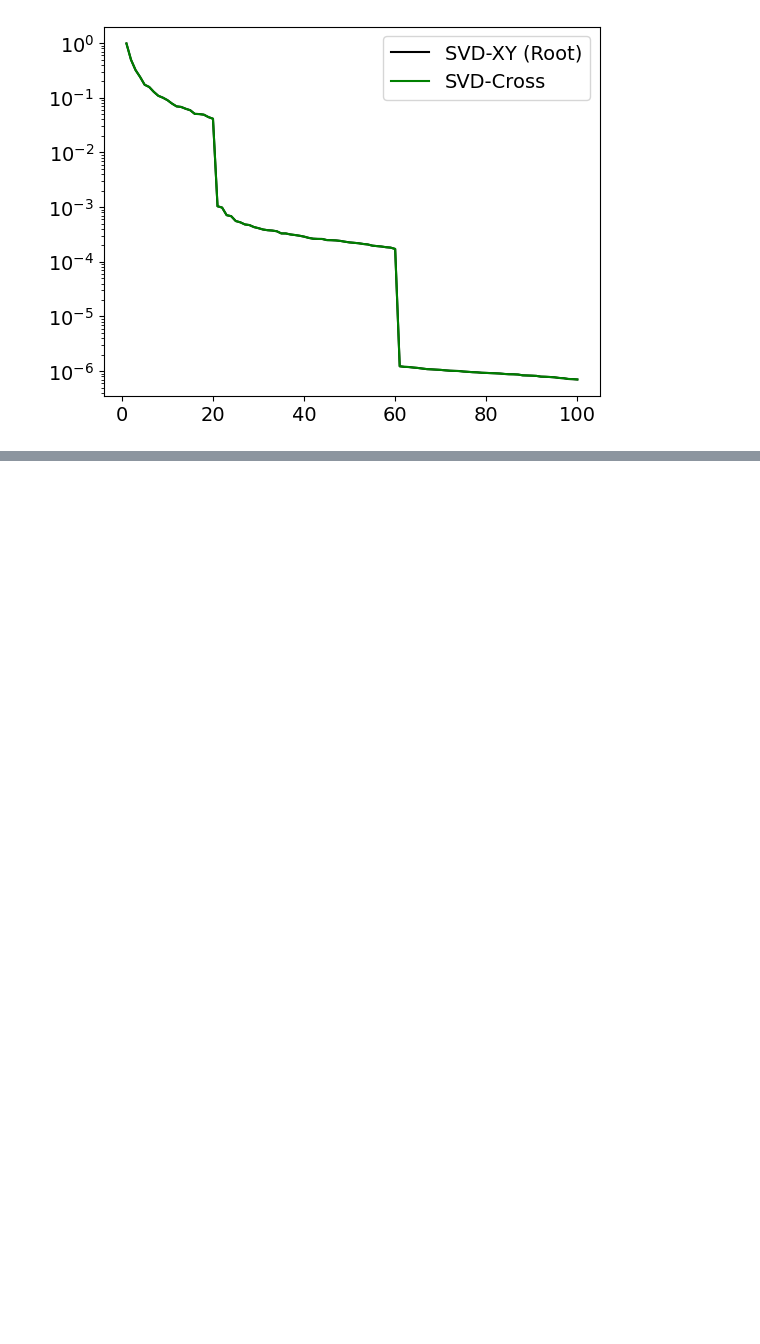
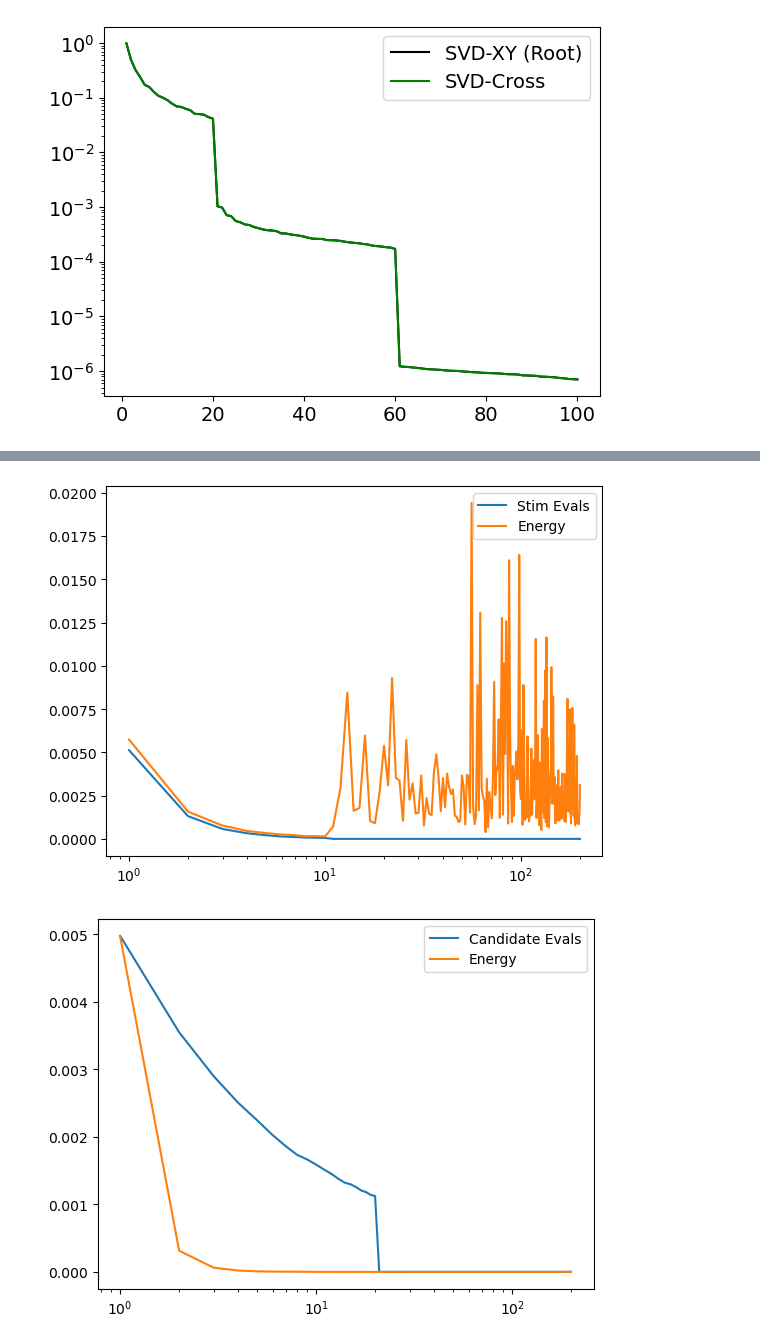
Before and after one commit to landoskape/vrAnalysis, a Jupyter notebook: dimensionality_manuscript/explore_dimensionality.ipynb, the cells around one changed output, grey strips where cells are left out. Drawn from its saved outputs; the diff is of its cells as text; code cells hidden in the pictures; blank space fills up the shorter version.

Commit message:
shared variance exploration atlas!

```diff
--- a/dimensionality_manuscript/explore_dimensionality.ipynb
+++ b/dimensionality_manuscript/explore_dimensionality.ipynb
@@ -519,0 +574,19 @@ plt.show()
+# %%
+atlas_results = {name: analyze_atlas_case(name, seed=0, num_samples=2000, sample_seed=1) for name in atlas_cases}
+
+print("Population/empirical SVR plus CKA; stim_full also reports energy-scale SER")
+print("-" * 122)
+for name, result in atlas_results.items():
+    if result.kind == "stim_full":
+        trace_fraction = result.metadata["trace_stim"] / result.metadata["trace_full"]
+        cvser = np.nan if result.empirical_cvser is None else result.empirical_cvser
+        extra = f"stim/full trace={trace_fraction:5.3f}  " f"popSER={result.metadata['ser']:6.3f}  " f"cvSER={cvser:6.3f}"
+    else:
+        extra = f"cand/targ trace={result.metadata['trace_candidate'] / result.metadata['trace_target']:5.3f}"
+
+    popsvr = result.population_svr
+    empsvr = result.empirical_svr
+    popcka = result.metadata["cka"]
+    empcka = result.metadata["empirical_cka"]
+
+    print(f"{name:36s} " f"population={popsvr:6.3f}  " f"empirical={empsvr:6.3f}  " f"popCKA={popcka:6.3f}  " f"empCKA={empcka:6.3f}  " f"{extra}")
@@ -519,0 +608,42 @@ plt.show()
+# %%
+from vrAnalysis.helpers import smart_pca
+
+# Test visualizing relative geometry?
+case = "stim_full.orthogonal_high_nuisance"
+# print("\n".join(list(atlas_results[case].metadata.keys())))
+w_stim, v_stim = smart_pca(atlas_results[case].metadata["sigma_stim"])
+w_full, v_full = smart_pca(atlas_results[case].metadata["sigma_full"])
+
+overlap = v_stim.T @ v_full
+energy = overlap**2 @ w_full
+
+xvals = lambda x: range(1, len(x) + 1)
+xscale = "log"
+yscale = "linear"
+plt.close("all")
+plt.plot(xvals(w_stim), w_stim, label="Stim Evals")
+plt.plot(xvals(energy), energy, label="Energy")
+plt.xscale(xscale)
+plt.yscale(yscale)
+plt.legend()
+plt.show()
+
+
+# Test visualizing relative geometry?
+case = "context.spectrum_mismatch"
+w_candidate, v_candidate = smart_pca(atlas_results[case].metadata["candidate_covariance"])
+w_target, v_target = smart_pca(atlas_results[case].metadata["target_covariance"])
+
+overlap = v_candidate.T @ v_target
+energy = overlap**2 @ w_target
+
+plt.close("all")
+plt.plot(xvals(w_candidate), w_candidate, label="Candidate Evals")
+plt.plot(xvals(energy), energy, label="Energy")
+plt.xscale(xscale)
+plt.yscale(yscale)
+plt.legend()
+plt.show()
+# %% [output]
+[figure, added]
+[figure, added]
```
Also changed, not shown: parts of 13 cells of this notebook, 3 other files.
